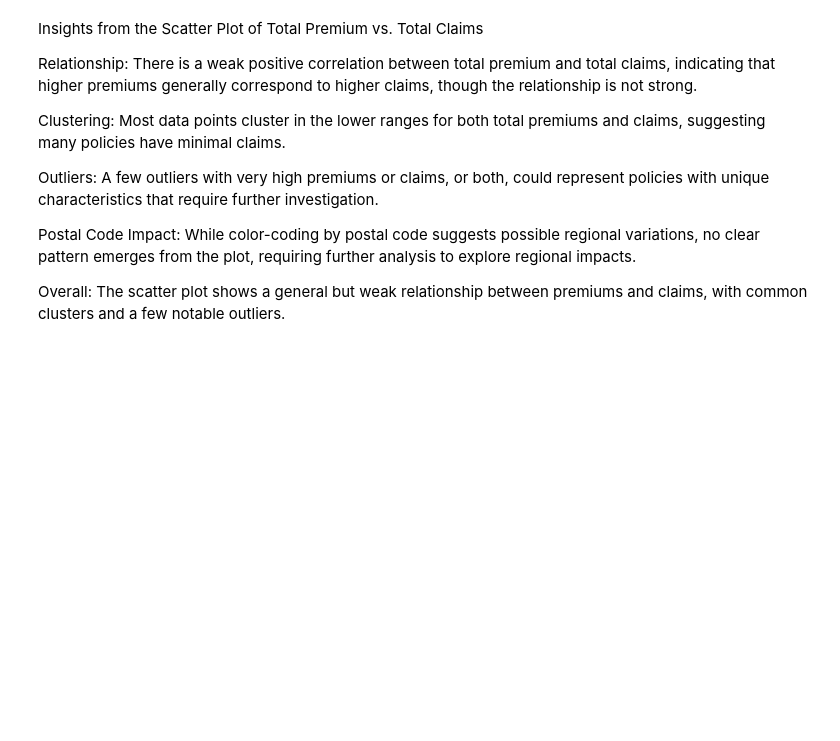
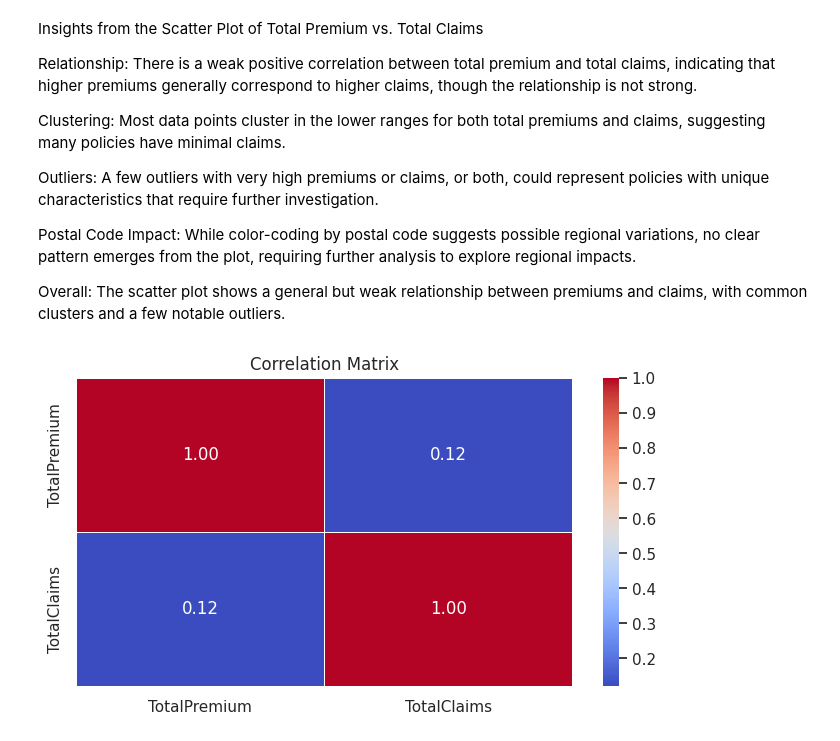
Before and after one commit to ab3lT/10-Academy-Week-3, a Jupyter notebook: notebooks/eda.ipynb, the cells around one changed output. Saved outputs shown, nothing was run; the diff lists cells and outputs as text; code cells hidden in the pictures; blank space fills up the shorter version.

Commit message:
Computing correlation matrix

```diff
--- a/notebooks/eda.ipynb
+++ b/notebooks/eda.ipynb
@@ -256,3 +256,10 @@ Outliers: A few outliers with very high premiums or claims, or both, could repre
 Postal Code Impact: While color-coding by postal code suggests possible regional variations, no clear pattern emerges from the plot, requiring further analysis to explore regional impacts.
 
 Overall: The scatter plot shows a general but weak relationship between premiums and claims, with common clusters and a few notable outliers.
+# %%
+# Compute correlation matrix
+cols = ['TotalPremium', 'TotalClaims']
+
+vis.correlation_matrix(cols)
+# %% [output]
+[figure, added]
```
